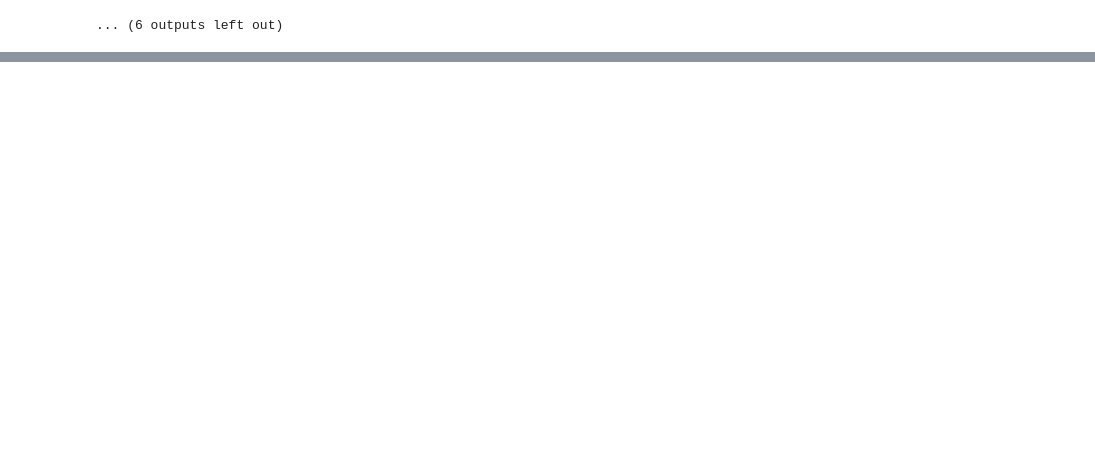
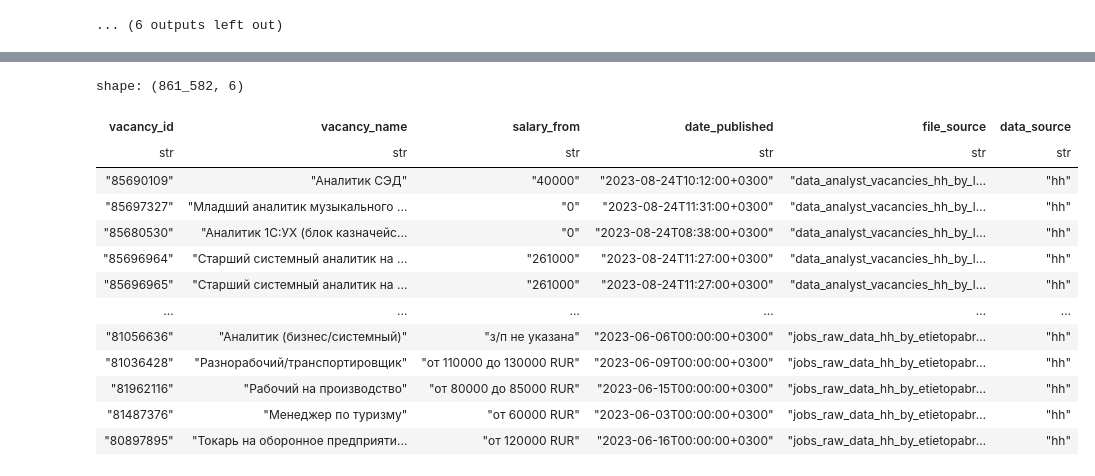
Before and after one commit to lusm554/skill-lens, a Jupyter notebook: historical-datasets/parse-historical-datasets.ipynb, the cells around one changed output, grey strips where cells are left out. Cells and saved outputs as stored; diff of their text form; code cells hidden in the pictures; blank space fills up the shorter version.

Commit message:
add historical datasets to union dataset with clear format

```diff
--- a/historical-datasets/parse-historical-datasets.ipynb
+++ b/historical-datasets/parse-historical-datasets.ipynb
@@ -266,0 +244,4 @@ columns_mapping = {
+# %%
+%%time
+save_filepath = '../data/historical-datasets/all_datasets.parquet'
+lazy_all.sink_parquet(save_filepath, compression_level=15)
@@ -266,0 +255,2 @@ columns_mapping = {
+# %%
+df = pl.read_parquet(save_filepath)
@@ -266,0 +272,17 @@ columns_mapping = {
+# %%
+df
+# %% [output]
+shape: (861_582, 6)
+| vacancy_id | vacancy_name | salary_from | date_published | file_source | data_source |
+| str | str | str | str | str | str |
+| "85690109" | "Аналитик СЭД" | "40000" | "2023-08-24T10:12:00+0300" | "data_analyst_vacancies_hh_by_l… | "hh" |
+| "85697327" | "Младший аналитик музыкального … | "0" | "2023-08-24T11:31:00+0300" | "data_analyst_vacancies_hh_by_l… | "hh" |
+| "85680530" | "Аналитик 1С:УХ (блок казначейс… | "0" | "2023-08-24T08:38:00+0300" | "data_analyst_vacancies_hh_by_l… | "hh" |
+| "85696964" | "Старший системный аналитик на … | "261000" | "2023-08-24T11:27:00+0300" | "data_analyst_vacancies_hh_by_l… | "hh" |
+| "85696965" | "Старший системный аналитик на … | "261000" | "2023-08-24T11:27:00+0300" | "data_analyst_vacancies_hh_by_l… | "hh" |
+| … | … | … | … | … | … |
+| "81056636" | "Аналитик (бизнес/системный)" | "з/п не указана" | "2023-06-06T00:00:00+0300" | "jobs_raw_data_hh_by_etietopabr… | "hh" |
+| "81036428" | "Разнорабочий/транспортировщик" | "от 110000 до 130000 RUR" | "2023-06-09T00:00:00+0300" | "jobs_raw_data_hh_by_etietopabr… | "hh" |
+| "81962116" | "Рабочий на производство" | "от 80000 до 85000 RUR" | "2023-06-15T00:00:00+0300" | "jobs_raw_data_hh_by_etietopabr… | "hh" |
+| "81487376" | "Менеджер по туризму" | "от 60000 RUR" | "2023-06-03T00:00:00+0300" | "jobs_raw_data_hh_by_etietopabr… | "hh" |
+| "80897895" | "Токарь на оборонное предприяти… | "от 120000 RUR" | "2023-06-16T00:00:00+0300" | "jobs_raw_data_hh_by_etietopabr… | "hh" |
```
Also changed, not shown: parts of 27 cells of this notebook, 2 other files.
